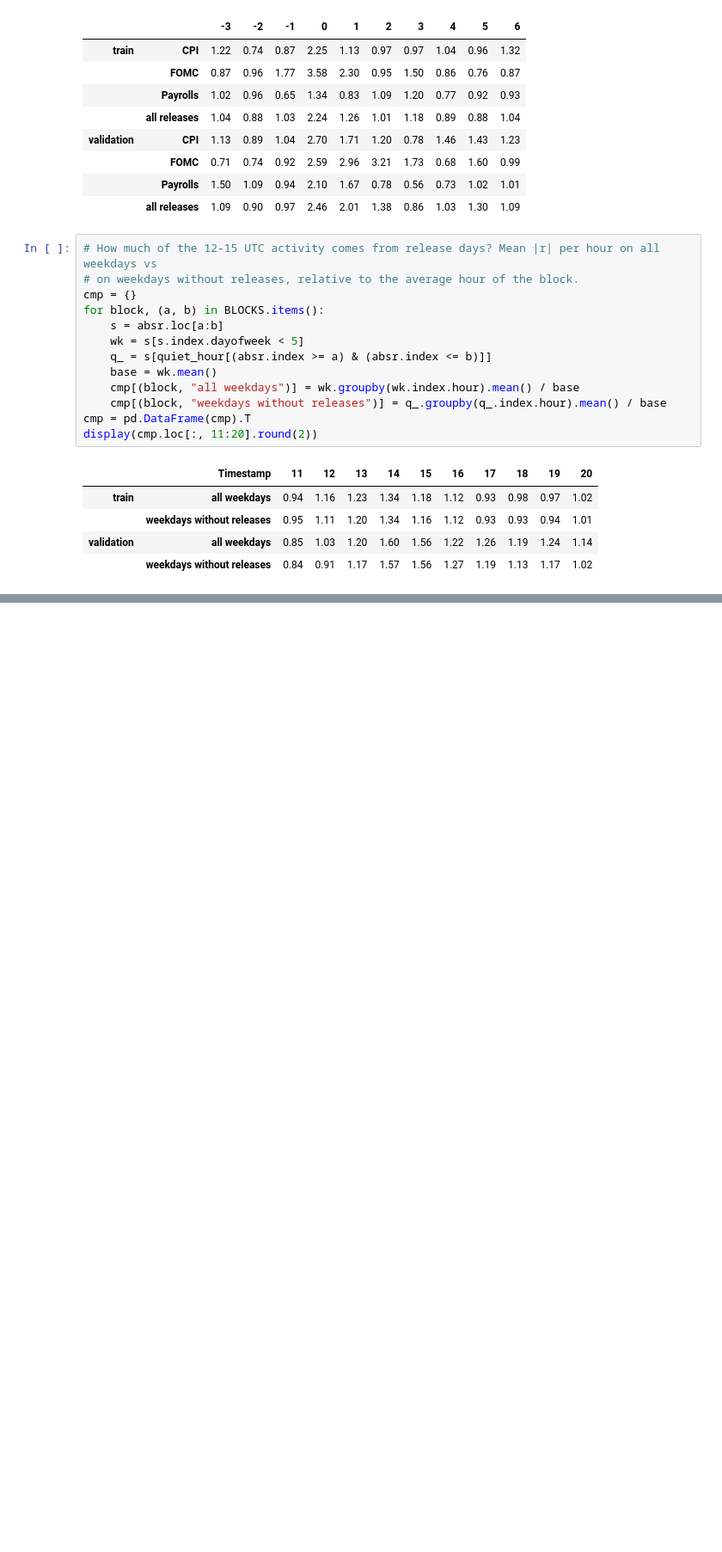
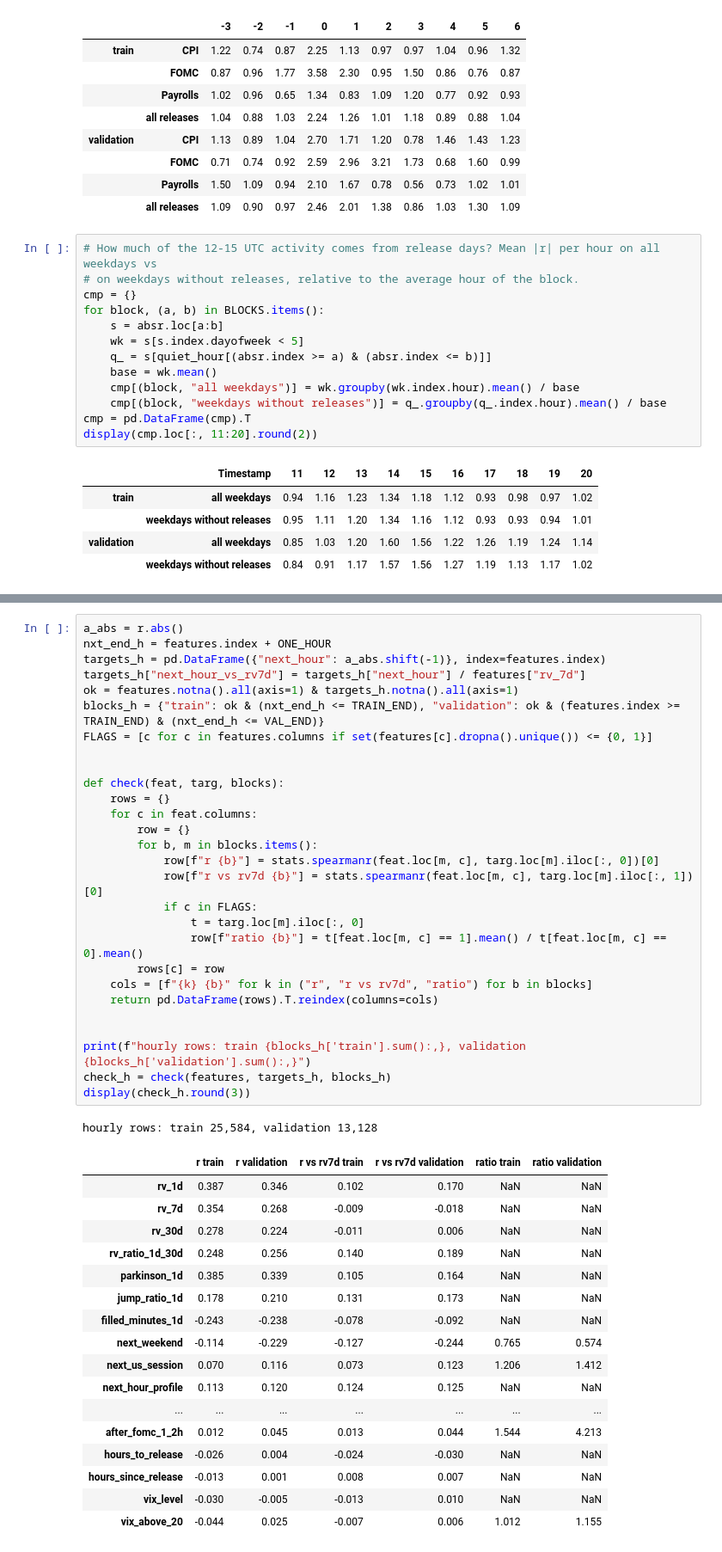
Before and after one commit to Descalabreitor/IAI600-final-project, a Jupyter notebook: data-analysis.ipynb, the cells around one changed output, grey strips where cells are left out. Shown at 86% size. Saved outputs shown, nothing was run; the diff lists cells and outputs as text; blank space fills up the shorter version.

```diff
--- a/data-analysis.ipynb
+++ b/data-analysis.ipynb
@@ -1262,0 +1394,47 @@ display(cmp.loc[:, 11:20].round(2))
+# %%
+a_abs = r.abs()
+nxt_end_h = features.index + ONE_HOUR
+targets_h = pd.DataFrame({"next_hour": a_abs.shift(-1)}, index=features.index)
+targets_h["next_hour_vs_rv7d"] = targets_h["next_hour"] / features["rv_7d"]
+ok = features.notna().all(axis=1) & targets_h.notna().all(axis=1)
+blocks_h = {"train": ok & (nxt_end_h <= TRAIN_END), "validation": ok & (features.index >= TRAIN_END) & (nxt_end_h <= VAL_END)}
+FLAGS = [c for c in features.columns if set(features[c].dropna().unique()) <= {0, 1}]
+
+
+def check(feat, targ, blocks):
+    rows = {}
+    for c in feat.columns:
+        row = {}
+        for b, m in blocks.items():
+            row[f"r {b}"] = stats.spearmanr(feat.loc[m, c], targ.loc[m].iloc[:, 0])[0]
+            row[f"r vs rv7d {b}"] = stats.spearmanr(feat.loc[m, c], targ.loc[m].iloc[:, 1])[0]
+            if c in FLAGS:
+                t = targ.loc[m].iloc[:, 0]
+                row[f"ratio {b}"] = t[feat.loc[m, c] == 1].mean() / t[feat.loc[m, c] == 0].mean()
+        rows[c] = row
+    cols = [f"{k} {b}" for k in ("r", "r vs rv7d", "ratio") for b in blocks]
+    return pd.DataFrame(rows).T.reindex(columns=cols)
+
+
+print(f"hourly rows: train {blocks_h['train'].sum():,}, validation {blocks_h['validation'].sum():,}")
+check_h = check(features, targets_h, blocks_h)
+display(check_h.round(3))
+# %% [output]
+hourly rows: train 25,584, validation 13,128
+|  | r train | r validation | r vs rv7d train | r vs rv7d validation | ratio train | ratio validation |
+| rv_1d | 0.387 | 0.346 | 0.102 | 0.170 | NaN | NaN |
+| rv_7d | 0.354 | 0.268 | -0.009 | -0.018 | NaN | NaN |
+| rv_30d | 0.278 | 0.224 | -0.011 | 0.006 | NaN | NaN |
+| rv_ratio_1d_30d | 0.248 | 0.256 | 0.140 | 0.189 | NaN | NaN |
+| parkinson_1d | 0.385 | 0.339 | 0.105 | 0.164 | NaN | NaN |
+| jump_ratio_1d | 0.178 | 0.210 | 0.131 | 0.173 | NaN | NaN |
+| filled_minutes_1d | -0.243 | -0.238 | -0.078 | -0.092 | NaN | NaN |
+| next_weekend | -0.114 | -0.229 | -0.127 | -0.244 | 0.765 | 0.574 |
+| next_us_session | 0.070 | 0.116 | 0.073 | 0.123 | 1.206 | 1.412 |
+| next_hour_profile | 0.113 | 0.120 | 0.124 | 0.125 | NaN | NaN |
+| ... | ... | ... | ... | ... | ... | ... |
+| after_fomc_1_2h | 0.012 | 0.045 | 0.013 | 0.044 | 1.544 | 4.213 |
+| hours_to_release | -0.026 | 0.004 | -0.024 | -0.030 | NaN | NaN |
+| hours_since_release | -0.013 | 0.001 | 0.008 | 0.007 | NaN | NaN |
+| vix_level | -0.030 | -0.005 | -0.013 | 0.010 | NaN | NaN |
+| vix_above_20 | -0.044 | 0.025 | -0.007 | 0.006 | 1.012 | 1.155 |
```
Also changed, not shown: parts of 30 cells of this notebook, 1 other file.
